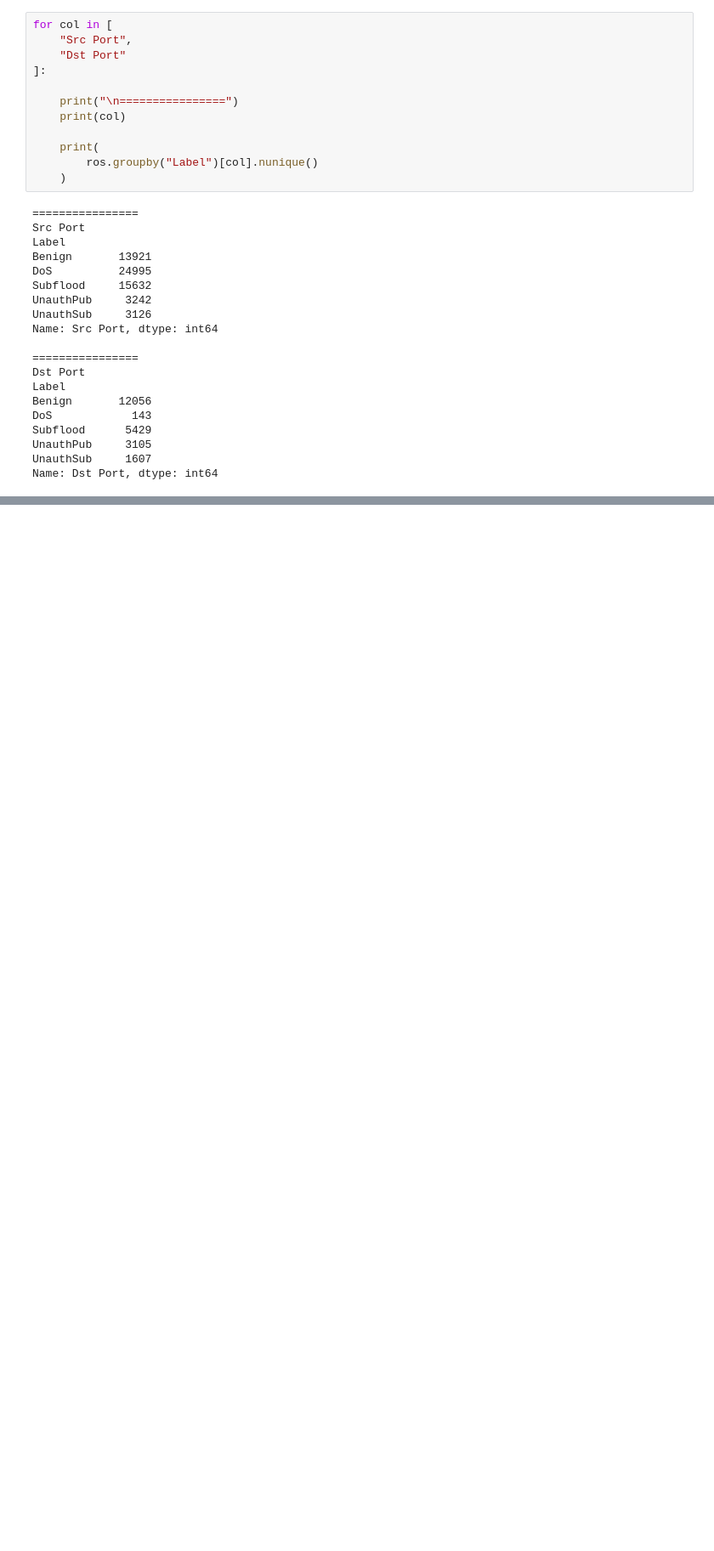
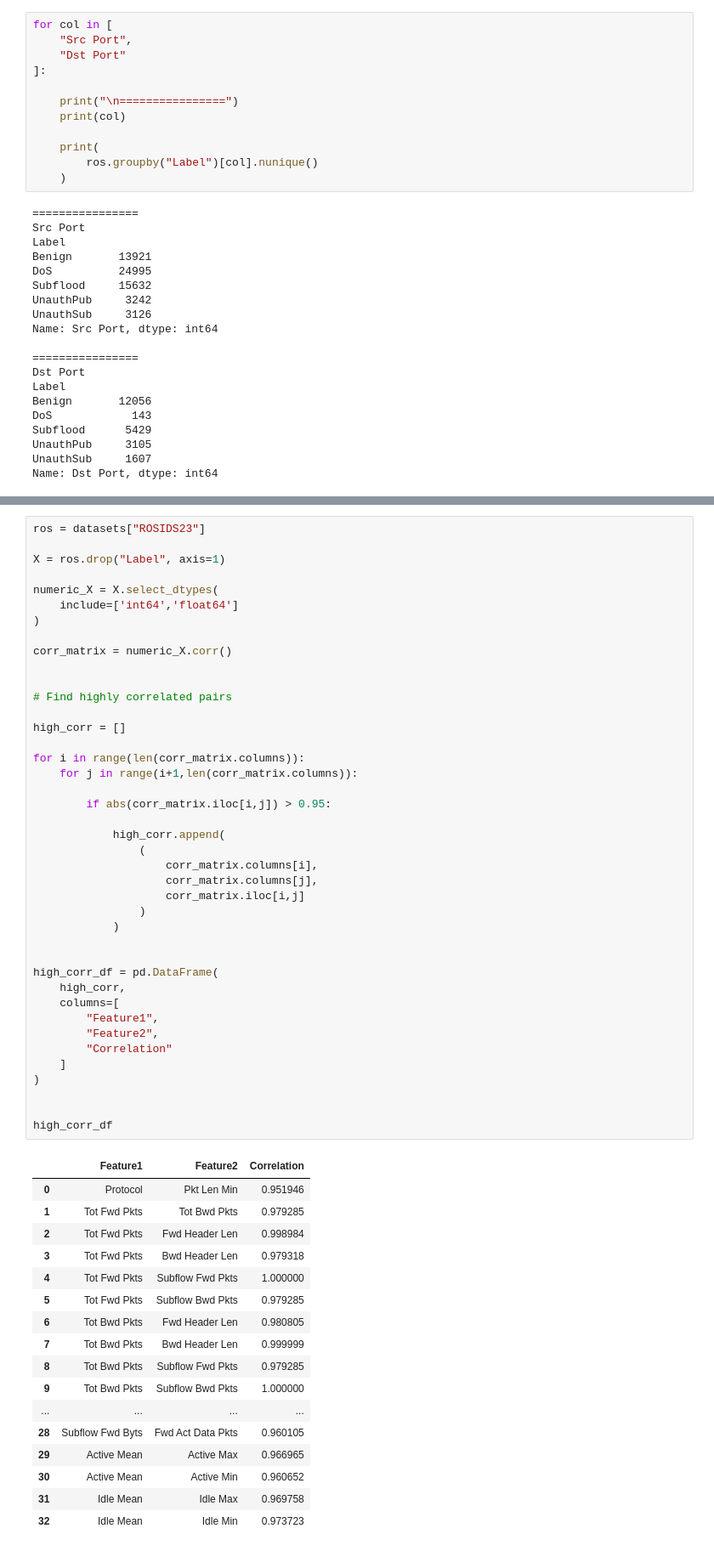
Before and after one commit to halimAhtasham/Network-_Intrusion_Detection---All_In_One, a Jupyter notebook: ROSIDS23_Leakage_Free_IDS_Framework.ipynb, the cells around one changed output, grey strips where cells are left out. Shown at 85% size. Drawn from its saved outputs; the diff is of its cells as text; blank space fills up the shorter version.

```diff
--- a/ROSIDS23_Leakage_Free_IDS_Framework.ipynb
+++ b/ROSIDS23_Leakage_Free_IDS_Framework.ipynb
@@ -272,0 +425,59 @@ Name: Dst Port, dtype: int64
+# %%
+ros = datasets["ROSIDS23"]
+
+X = ros.drop("Label", axis=1)
+
+numeric_X = X.select_dtypes(
+    include=['int64','float64']
+)
+
+corr_matrix = numeric_X.corr()
+
+
+# Find highly correlated pairs
+
+high_corr = []
+
+for i in range(len(corr_matrix.columns)):
+    for j in range(i+1,len(corr_matrix.columns)):
+
+        if abs(corr_matrix.iloc[i,j]) > 0.95:
+
+            high_corr.append(
+                (
+                    corr_matrix.columns[i],
+                    corr_matrix.columns[j],
+                    corr_matrix.iloc[i,j]
+                )
+            )
+
+
+high_corr_df = pd.DataFrame(
+    high_corr,
+    columns=[
+        "Feature1",
+        "Feature2",
+        "Correlation"
+    ]
+)
+
+
+high_corr_df
+# %% [output]
+|  | Feature1 | Feature2 | Correlation |
+| 0 | Protocol | Pkt Len Min | 0.951946 |
+| 1 | Tot Fwd Pkts | Tot Bwd Pkts | 0.979285 |
+| 2 | Tot Fwd Pkts | Fwd Header Len | 0.998984 |
+| 3 | Tot Fwd Pkts | Bwd Header Len | 0.979318 |
+| 4 | Tot Fwd Pkts | Subflow Fwd Pkts | 1.000000 |
+| 5 | Tot Fwd Pkts | Subflow Bwd Pkts | 0.979285 |
+| 6 | Tot Bwd Pkts | Fwd Header Len | 0.980805 |
+| 7 | Tot Bwd Pkts | Bwd Header Len | 0.999999 |
+| 8 | Tot Bwd Pkts | Subflow Fwd Pkts | 0.979285 |
+| 9 | Tot Bwd Pkts | Subflow Bwd Pkts | 1.000000 |
+| ... | ... | ... | ... |
+| 28 | Subflow Fwd Byts | Fwd Act Data Pkts | 0.960105 |
+| 29 | Active Mean | Active Max | 0.966965 |
+| 30 | Active Mean | Active Min | 0.960652 |
+| 31 | Idle Mean | Idle Max | 0.969758 |
+| 32 | Idle Mean | Idle Min | 0.973723 |
```
Also changed, not shown: parts of 7 cells of this notebook.
